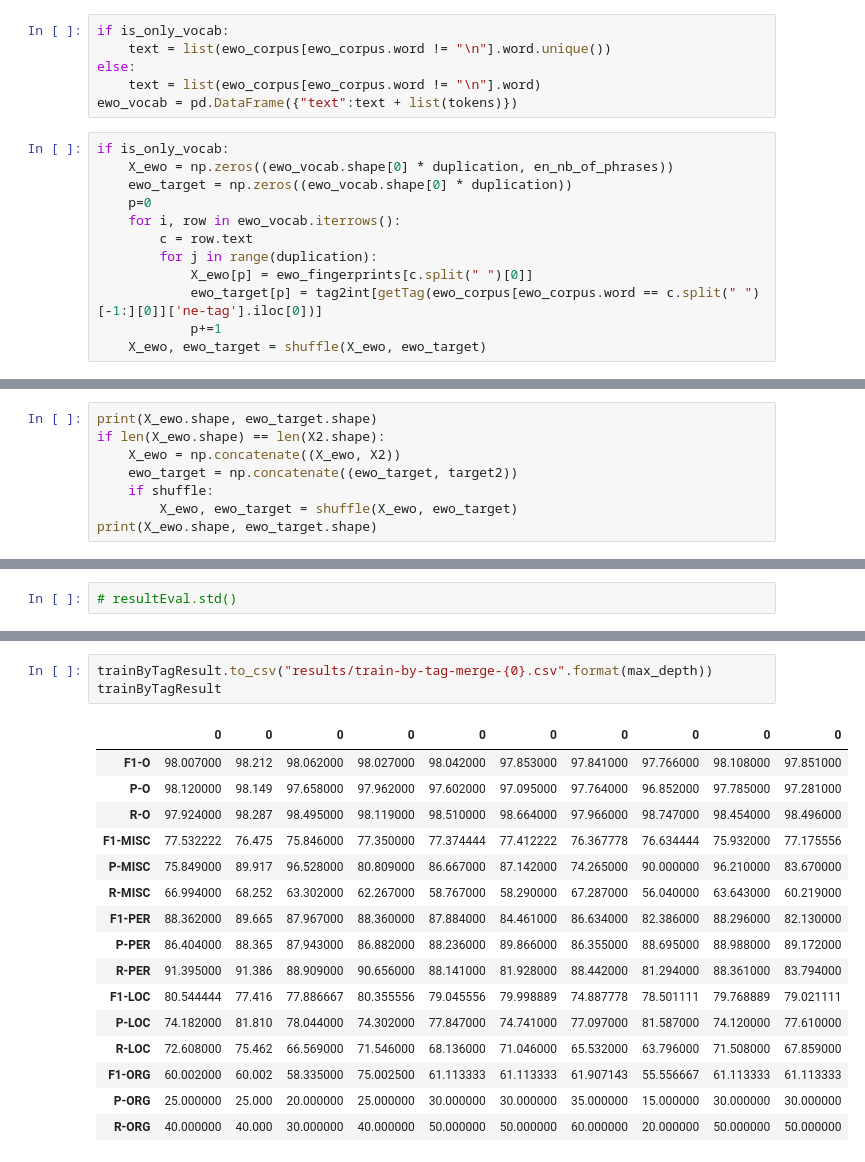
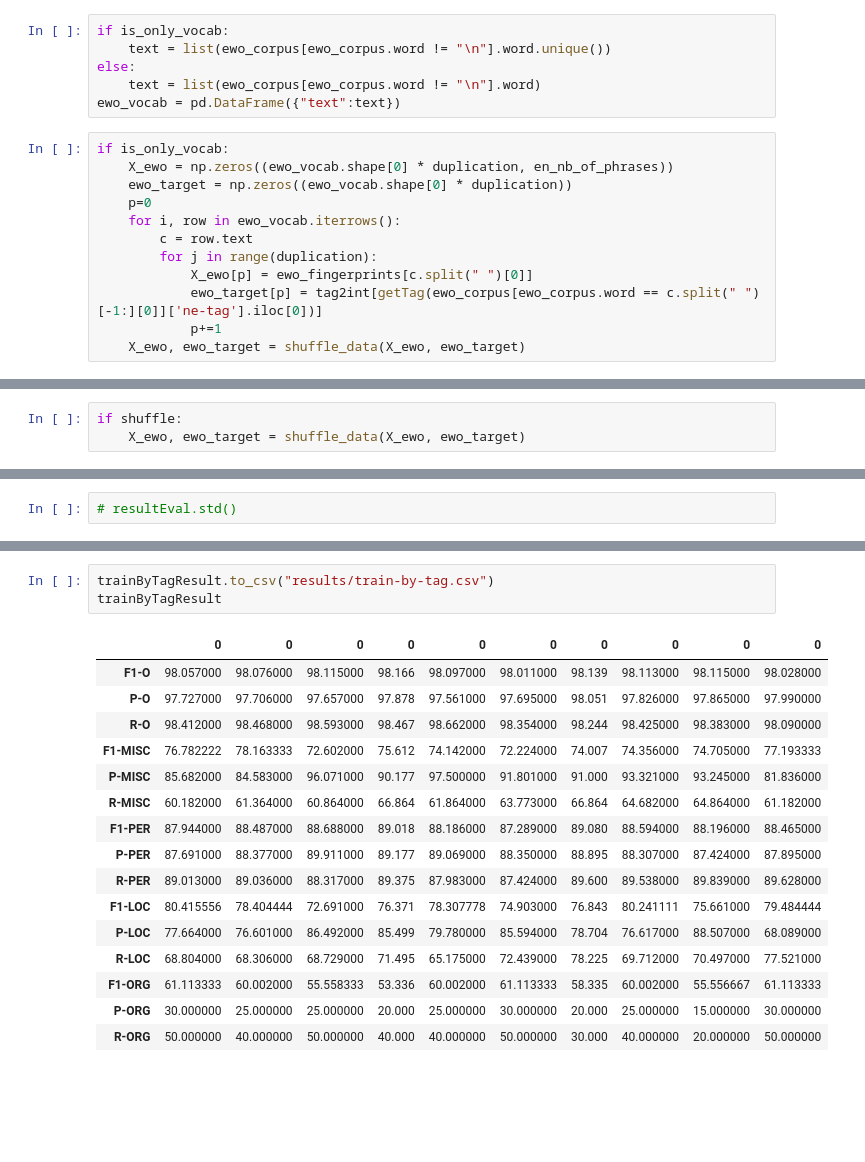
Before and after one commit to frankl1/Word2vec-For-NER-In-Low-Resource-Languages, a Jupyter notebook: fnn-ne-projection.ipynb, the cells around one changed output, grey strips where cells are left out. Drawn from its saved outputs; the diff is of its cells as text; blank space fills up the shorter version.

```diff
--- a/fnn-ne-projection.ipynb
+++ b/fnn-ne-projection.ipynb
@@ -640,7 +648,7 @@ if is_only_vocab:
     text = list(ewo_corpus[ewo_corpus.word != "\n"].word.unique())
 else:
     text = list(ewo_corpus[ewo_corpus.word != "\n"].word)
-ewo_vocab = pd.DataFrame({"text":text + list(tokens)})
+ewo_vocab = pd.DataFrame({"text":text})
 # %%
 if is_only_vocab:
     X_ewo = np.zeros((ewo_vocab.shape[0] * duplication, en_nb_of_phrases))
@@ -652,5 +660,5 @@ if is_only_vocab:
             X_ewo[p] = ewo_fingerprints[c.split(" ")[0]]
             ewo_target[p] = tag2int[getTag(ewo_corpus[ewo_corpus.word == c.split(" ")[-1:][0]]['ne-tag'].iloc[0])]
             p+=1
-    X_ewo, ewo_target = shuffle(X_ewo, ewo_target)
+    X_ewo, ewo_target = shuffle_data(X_ewo, ewo_target)
 # %%
@@ -676,11 +678,3 @@ ewo_vocab[-20:]
 # %%
 if not is_only_vocab:
     X_ewo, ewo_target = corpus2trainingdata(ewo_corpus[ewo_corpus.word != "\n"], ewo_fingerprints)
-# %%
-print(X_ewo.shape, ewo_target.shape)
-if len(X_ewo.shape) == len(X2.shape):
-    X_ewo = np.concatenate((X_ewo, X2))
-    ewo_target = np.concatenate((ewo_target, target2))
-    if shuffle:
-        X_ewo, ewo_target = shuffle(X_ewo, ewo_target)
-print(X_ewo.shape, ewo_target.shape)
@@ -690,3 +681,6 @@ print(X_ewo.shape, ewo_target.shape)
+# %%
+if shuffle:
+    X_ewo, ewo_target = shuffle_data(X_ewo, ewo_target)
 # %%
 y_ewo = ewo_target.copy()
 print(y_ewo.shape, len(ewo_vocab))
@@ -985,23 +981,23 @@ resultCrossVal.std(axis=1).to_frame()
 # %%
-trainByTagResult.to_csv("results/train-by-tag-merge-{0}.csv".format(max_depth))
+trainByTagResult.to_csv("results/train-by-tag.csv")
 trainByTagResult
 # %% [output]
 |  | 0 | 0 | 0 | 0 | 0 | 0 | 0 | 0 | 0 | 0 |
-| F1-O | 98.007000 | 98.212 | 98.062000 | 98.027000 | 98.042000 | 97.853000 | 97.841000 | 97.766000 | 98.108000 | 97.851000 |
-| P-O | 98.120000 | 98.149 | 97.658000 | 97.962000 | 97.602000 | 97.095000 | 97.764000 | 96.852000 | 97.785000 | 97.281000 |
-| R-O | 97.924000 | 98.287 | 98.495000 | 98.119000 | 98.510000 | 98.664000 | 97.966000 | 98.747000 | 98.454000 | 98.496000 |
-| F1-MISC | 77.532222 | 76.475 | 75.846000 | 77.350000 | 77.374444 | 77.412222 | 76.367778 | 76.634444 | 75.932000 | 77.175556 |
-| P-MISC | 75.849000 | 89.917 | 96.528000 | 80.809000 | 86.667000 | 87.142000 | 74.265000 | 90.000000 | 96.210000 | 83.670000 |
-| R-MISC | 66.994000 | 68.252 | 63.302000 | 62.267000 | 58.767000 | 58.290000 | 67.287000 | 56.040000 | 63.643000 | 60.219000 |
-| F1-PER | 88.362000 | 89.665 | 87.967000 | 88.360000 | 87.884000 | 84.461000 | 86.634000 | 82.386000 | 88.296000 | 82.130000 |
-| P-PER | 86.404000 | 88.365 | 87.943000 | 86.882000 | 88.236000 | 89.866000 | 86.355000 | 88.695000 | 88.988000 | 89.172000 |
-| R-PER | 91.395000 | 91.386 | 88.909000 | 90.656000 | 88.141000 | 81.928000 | 88.442000 | 81.294000 | 88.361000 | 83.794000 |
-| F1-LOC | 80.544444 | 77.416 | 77.886667 | 80.355556 | 79.045556 | 79.998889 | 74.887778 | 78.501111 | 79.768889 | 79.021111 |
-| P-LOC | 74.182000 | 81.810 | 78.044000 | 74.302000 | 77.847000 | 74.741000 | 77.097000 | 81.587000 | 74.120000 | 77.610000 |
-| R-LOC | 72.608000 | 75.462 | 66.569000 | 71.546000 | 68.136000 | 71.046000 | 65.532000 | 63.796000 | 71.508000 | 67.859000 |
-| F1-ORG | 60.002000 | 60.002 | 58.335000 | 75.002500 | 61.113333 | 61.113333 | 61.907143 | 55.556667 | 61.113333 | 61.113333 |
-| P-ORG | 25.000000 | 25.000 | 20.000000 | 25.000000 | 30.000000 | 30.000000 | 35.000000 | 15.000000 | 30.000000 | 30.000000 |
-| R-ORG | 40.000000 | 40.000 | 30.000000 | 40.000000 | 50.000000 | 50.000000 | 60.000000 | 20.000000 | 50.000000 | 50.000000 |
+| F1-O | 98.057000 | 98.076000 | 98.115000 | 98.166 | 98.097000 | 98.011000 | 98.139 | 98.113000 | 98.115000 | 98.028000 |
+| P-O | 97.727000 | 97.706000 | 97.657000 | 97.878 | 97.561000 | 97.695000 | 98.051 | 97.826000 | 97.865000 | 97.990000 |
+| R-O | 98.412000 | 98.468000 | 98.593000 | 98.467 | 98.662000 | 98.354000 | 98.244 | 98.425000 | 98.383000 | 98.090000 |
+| F1-MISC | 76.782222 | 78.163333 | 72.602000 | 75.612 | 74.142000 | 72.224000 | 74.007 | 74.356000 | 74.705000 | 77.193333 |
+| P-MISC | 85.682000 | 84.583000 | 96.071000 | 90.177 | 97.500000 | 91.801000 | 91.000 | 93.321000 | 93.245000 | 81.836000 |
+| R-MISC | 60.182000 | 61.364000 | 60.864000 | 66.864 | 61.864000 | 63.773000 | 66.864 | 64.682000 | 64.864000 | 61.182000 |
+| F1-PER | 87.944000 | 88.487000 | 88.688000 | 89.018 | 88.186000 | 87.289000 | 89.080 | 88.594000 | 88.196000 | 88.465000 |
+| P-PER | 87.691000 | 88.377000 | 89.911000 | 89.177 | 89.069000 | 88.350000 | 88.895 | 88.307000 | 87.424000 | 87.895000 |
+| R-PER | 89.013000 | 89.036000 | 88.317000 | 89.375 | 87.983000 | 87.424000 | 89.600 | 89.538000 | 89.839000 | 89.628000 |
+| F1-LOC | 80.415556 | 78.404444 | 72.691000 | 76.371 | 78.307778 | 74.903000 | 76.843 | 80.241111 | 75.661000 | 79.484444 |
+| P-LOC | 77.664000 | 76.601000 | 86.492000 | 85.499 | 79.780000 | 85.594000 | 78.704 | 76.617000 | 88.507000 | 68.089000 |
+| R-LOC | 68.804000 | 68.306000 | 68.729000 | 71.495 | 65.175000 | 72.439000 | 78.225 | 69.712000 | 70.497000 | 77.521000 |
+| F1-ORG | 61.113333 | 60.002000 | 55.558333 | 53.336 | 60.002000 | 61.113333 | 58.335 | 60.002000 | 55.556667 | 61.113333 |
+| P-ORG | 30.000000 | 25.000000 | 25.000000 | 20.000 | 25.000000 | 30.000000 | 20.000 | 25.000000 | 15.000000 | 30.000000 |
+| R-ORG | 50.000000 | 40.000000 | 50.000000 | 40.000 | 40.000000 | 50.000000 | 30.000 | 40.000000 | 20.000000 | 50.000000 |
 # %%
 trainByTagResult.mean(axis=1).to_frame()
 # %% [output]
```
Also changed, not shown: parts of 41 cells of this notebook, 25 other files.
